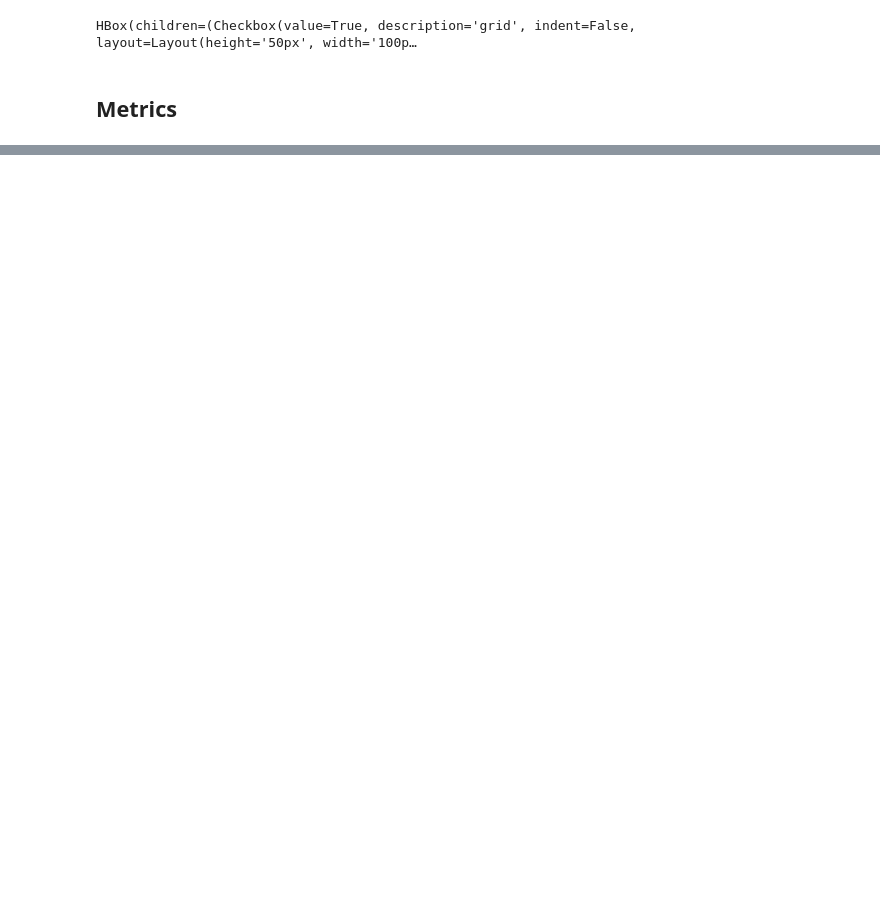
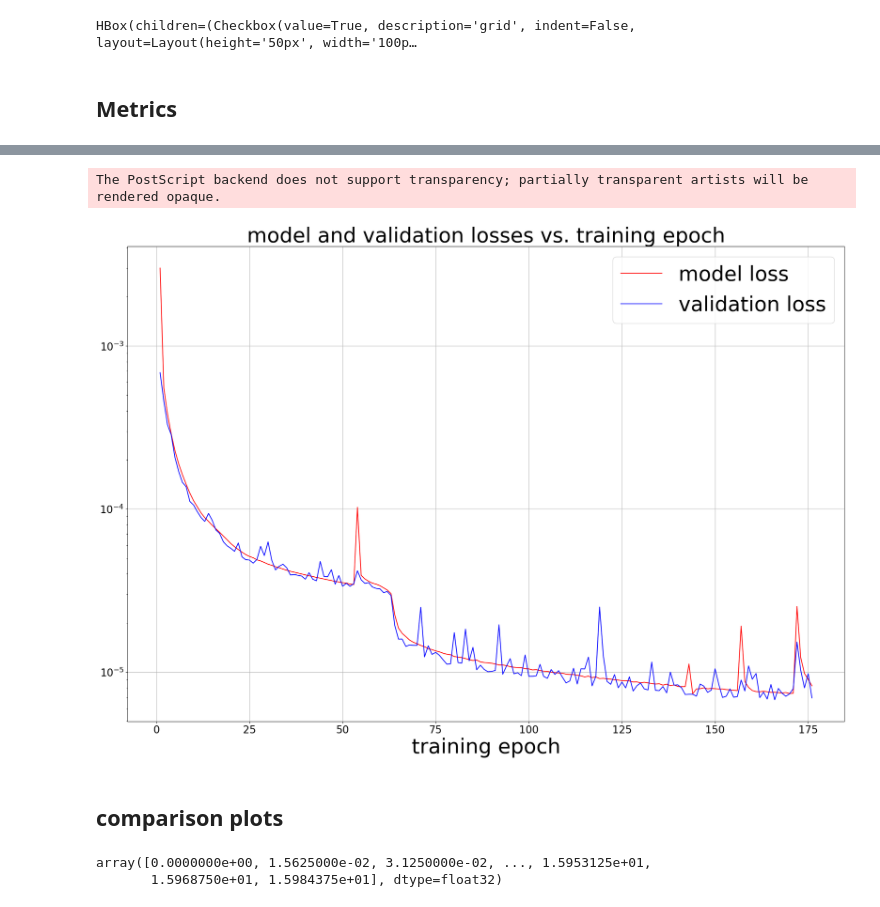
Before and after one commit to sejin8642/projnmr, a Jupyter notebook: scripts/prototyping.ipynb, the cells around one changed output, grey strips where cells are left out. Drawn from its saved outputs; the diff is of its cells as text; code cells hidden in the pictures; blank space fills up the shorter version.

```diff
--- a/scripts/prototyping.ipynb
+++ b/scripts/prototyping.ipynb
@@ -1233,0 +1222,54 @@ np.square
+# %%
+model_losses = np.concatenate(
+    (losses_dict['baseline_loss'], losses_dict2['baseline2_loss']),
+    axis=None)
+
+validation_losses = np.concatenate(
+    (losses_dict['baseline_val_loss'], losses_dict2['baseline2_val_loss']),
+    axis=None)
+
+iterations = np.linspace(1, len(validation_losses), len(validation_losses))
+# %%
+desired_width_pixels = 1200
+desired_height_pixels = 800
+dpi = 96  # Adjust based on your needs
+
+figure_width_inches = desired_width_pixels / dpi
+figure_height_inches = desired_height_pixels / dpi
+# %%
+size = 40
+
+# figure size
+plt.figure(figsize=(figure_width_inches, figure_height_inches))
+
+# loss plot
+plt.plot(iterations, model_losses, label='model loss', color='red')
+
+# validation loss plot
+plt.plot(iterations, validation_losses, label='validation loss', color='blue')
+
+# log scale
+plt.yscale('log')
+
+# Set the labels and title
+plt.xlabel('training epoch', fontsize=size)
+plt.title('model and validation losses vs. training epoch', fontsize=size)
+plt.grid(True)
+
+# axes tick label size
+plt.tick_params(axis='x', labelsize=size/2)
+plt.tick_params(axis='y', labelsize=size/2)
+
+# Add a legend
+plt.legend(fontsize=size)
+
+plt.savefig("losses_track.png", dpi=dpi)  # Save the plot with the same DPI
+plt.savefig("losses_track.eps", dpi=dpi)  # Save the plot with the same DPI
+
+# Show the plot
+plt.show()
+# %% [output]
+The PostScript backend does not support transparency; partially transparent artists will be rendered opaque.
+[figure, added]
+# %% [markdown]
+## comparison plots
@@ -1233,0 +1315,9 @@ np.square
+# %%
+range_path = Path.home() / Path('gd/projects/projnmr/scripts/chemical_shift.hdf5')
+with h5py.File(range_path, 'r') as f:
+    chemical_shift = f['shift'][:]
+
+chemical_shift
+# %% [output]
+array([0.0000000e+00, 1.5625000e-02, 3.1250000e-02, ..., 1.5953125e+01,
+       1.5968750e+01, 1.5984375e+01], dtype=float32)
```
Also changed, not shown: parts of 78 cells of this notebook, 15 other files.
